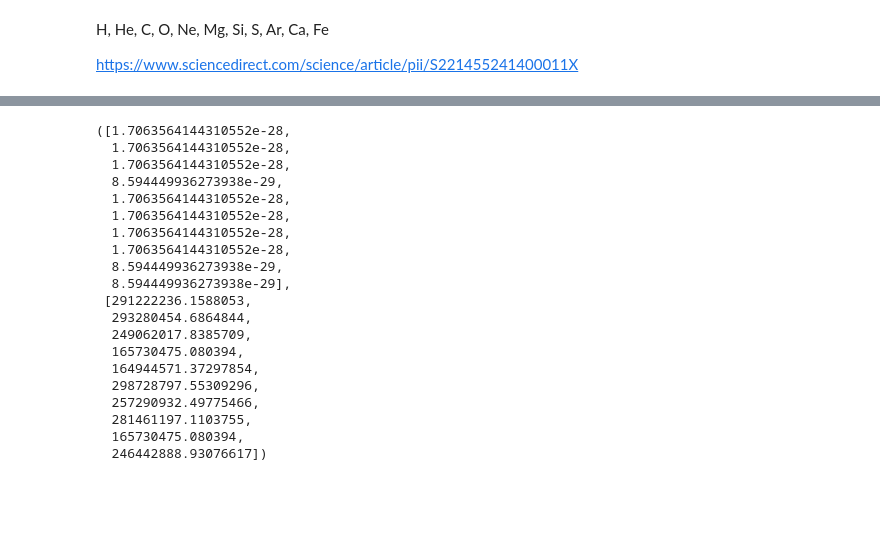
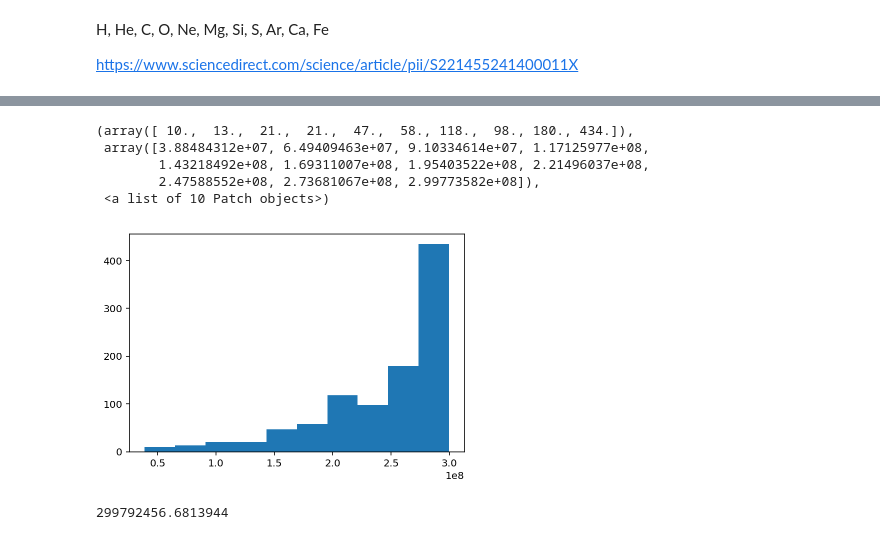
Before and after one commit to sballin/MagShield, a Jupyter notebook: notebooks/GCR spectrum.ipynb, the cells around one changed output, grey strips where cells are left out. Drawn from its saved outputs; the diff is of its cells as text; code cells hidden in the pictures; blank space fills up the shorter version.

```diff
--- a/notebooks/GCR spectrum.ipynb
+++ b/notebooks/GCR spectrum.ipynb
@@ -113,9 +112,10 @@ def KEtoSpeed(KE, mass):
 
 def qmv(particleCount):
     elements = ['H', 'He', 'C', 'O', 'Mg', 'Si', 'S', 'Ar', 'Ca', 'Fe']
-    u = 931.4941e6 # to eV/c^2
-    mDict = {'H': 1.008*u, 'He': 4.0026*u, 'C': 12.011*u, 'O': 15.999*u, 'Mg': 24.305*u,
-             'Si': 28.085*u, 'S': 32.06*u, 'Ar': 39.948*u, 'Ca': 40.078*u, 'Fe': 55.845*u}
+    uToKg = 1.660539e-27 # kg
+    uToEV = 931.4941e6 # eV/c^2
+    mDict = {'H': 1.008, 'He': 4.0026, 'C': 12.011, 'O': 15.999, 'Mg': 24.305,
+             'Si': 28.085, 'S': 32.06, 'Ar': 39.948, 'Ca': 40.078, 'Fe': 55.845}
     e = 1.60217662e-19
     qDict = {'H': 1*e, 'He': 2*e, 'C': 6*e, 'O': 8*e, 'Mg': 12*e,
              'Si': 14*e, 'S': 16*e, 'Ar': 18*e, 'Ca': 20*e, 'Fe': 26*e}
@@ -134,32 +134,24 @@ def qmv(particleCount):
 
     elemIntegrals /= np.sum(elemIntegrals)
     elemChoices = [np.random.choice(elements, p=elemIntegrals) for _ in range(particleCount)]
-    qm = [qDict[e]/mDict[e] for e in elemChoices]
+    qm = [qDict[e]/(mDict[e]*uToKg) for e in elemChoices]
     elemIndices = [elements.index(e) for e in elemChoices]
-    v = [KEtoSpeed(1e9*10**np.random.choice(elemBins[e], p=elemPDFs[e]), mDict[elements[e]])
-         for e in elemIndices]
+    v = [KEtoSpeed(1e9*10**np.random.choice(elemBins[e], p=elemPDFs[e]),
+                   mDict[elements[e]]*uToEV) for e in elemIndices]
     return qm, v
 
 
-qmv(10)
+qms, vs = qmv(1000)
-# %% [output]
-([1.7063564144310552e-28,
-  1.7063564144310552e-28,
-  1.7063564144310552e-28,
-  8.594449936273938e-29,
-  1.7063564144310552e-28,
-  1.7063564144310552e-28,
-  1.7063564144310552e-28,
-  1.7063564144310552e-28,
-  8.594449936273938e-29,
-  8.594449936273938e-29],
- [291222236.1588053,
-  293280454.6864844,
-  249062017.8385709,
-  165730475.080394,
-  164944571.37297854,
-  298728797.55309296,
-  257290932.49775466,
-  281461197.1103755,
-  165730475.080394,
-  246442888.93076617])
+# %%
+plt.hist(vs)
+# %% [output]
+(array([ 10.,  13.,  21.,  21.,  47.,  58., 118.,  98., 180., 434.]),
+ array([3.88484312e+07, 6.49409463e+07, 9.10334614e+07, 1.17125977e+08,
+        1.43218492e+08, 1.69311007e+08, 1.95403522e+08, 2.21496037e+08,
+        2.47588552e+08, 2.73681067e+08, 2.99773582e+08]),
+ <a list of 10 Patch objects>)
+[figure, added]
+# %%
+KEtoSpeed(1e13,938e6)
+# %% [output]
+299792456.6813944
```
Also changed, not shown: parts of 3 cells of this notebook, 5 other files.
